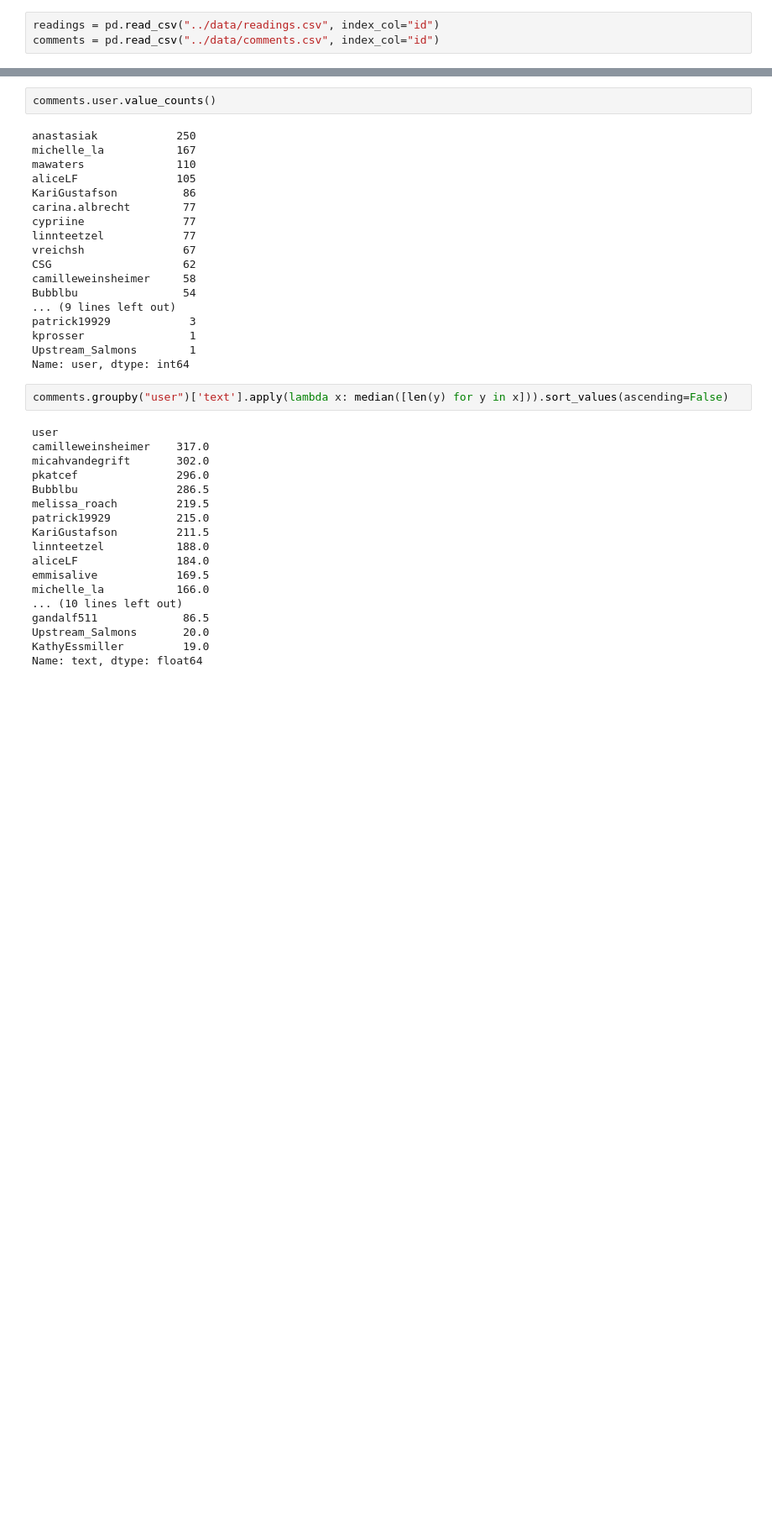
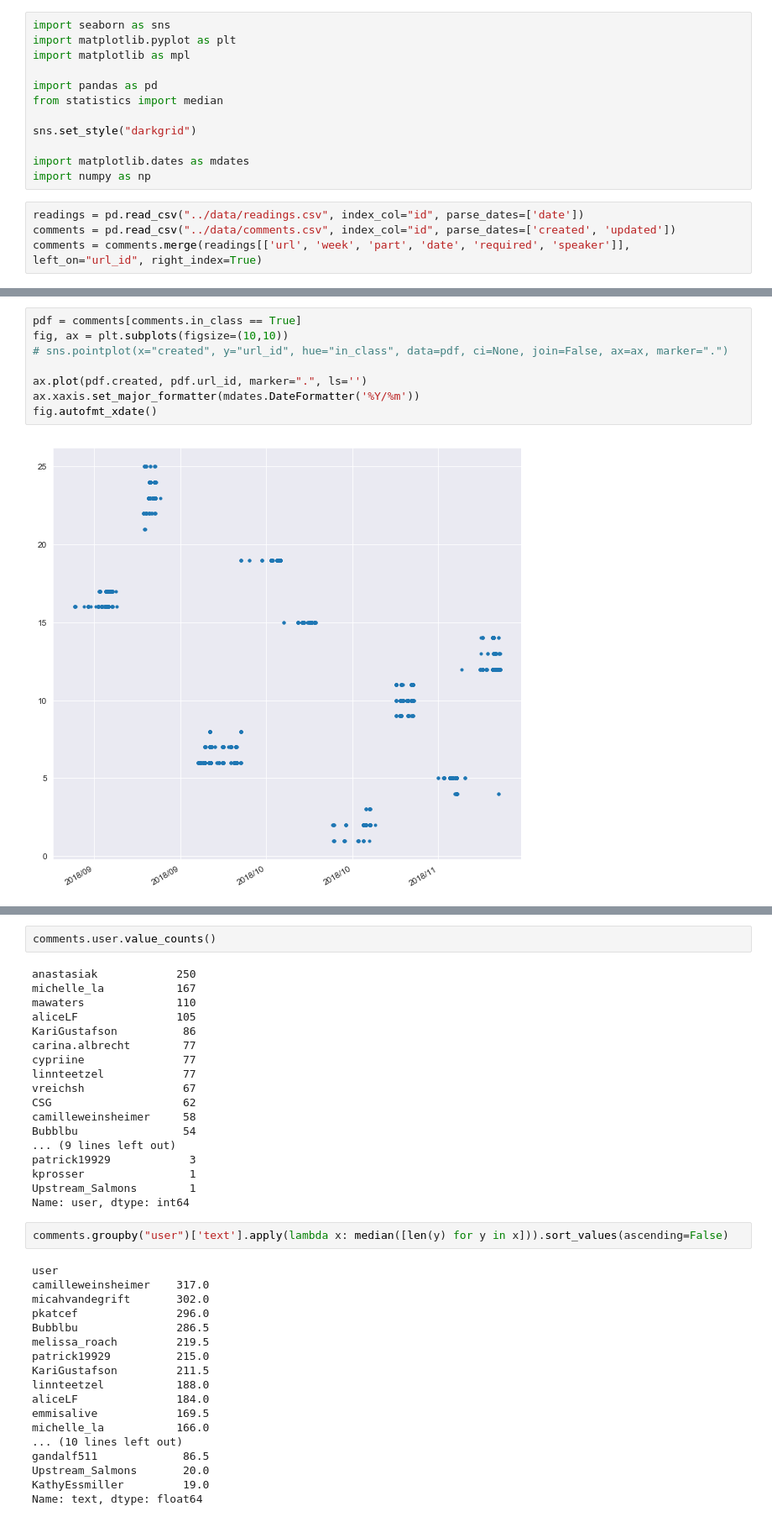
Before and after one commit to Bubblbu/public-knowledge-annotations, a Jupyter notebook: code/annotated-readings.ipynb, the cells around one changed output, grey strips where cells are left out. Shown at 84% size. Cells and saved outputs as stored; diff of their text form; blank space fills up the shorter version.

Commit message:
fix comment collection

```diff
--- a/code/annotated-readings.ipynb
+++ b/code/annotated-readings.ipynb
@@ -4,3 +1,16 @@ from statistics import median
+# %%
+import seaborn as sns
+import matplotlib.pyplot as plt
+import matplotlib as mpl
+
+import pandas as pd
+from statistics import median
+
+sns.set_style("darkgrid")
+
+import matplotlib.dates as mdates
+import numpy as np
 # %%
-readings = pd.read_csv("../data/readings.csv", index_col="id")
-comments = pd.read_csv("../data/comments.csv", index_col="id")
+readings = pd.read_csv("../data/readings.csv", index_col="id", parse_dates=['date'])
+comments = pd.read_csv("../data/comments.csv", index_col="id", parse_dates=['created', 'updated'])
+comments = comments.merge(readings[['url', 'week', 'part', 'date', 'required', 'speaker']], left_on="url_id", right_index=True)
@@ -31,0 +39,10 @@ ValueError: You are trying to merge on int64 and object columns. If you wish to
+# %%
+pdf = comments[comments.in_class == True]
+fig, ax = plt.subplots(figsize=(10,10))
+# sns.pointplot(x="created", y="url_id", hue="in_class", data=pdf, ci=None, join=False, ax=ax, marker=".")
+
+ax.plot(pdf.created, pdf.url_id, marker=".", ls='')
+ax.xaxis.set_major_formatter(mdates.DateFormatter('%Y/%m'))
+fig.autofmt_xdate()
+# %% [output]
+[figure, added]
```
Also changed, not shown: parts of 6 cells of this notebook, 1 other file.
